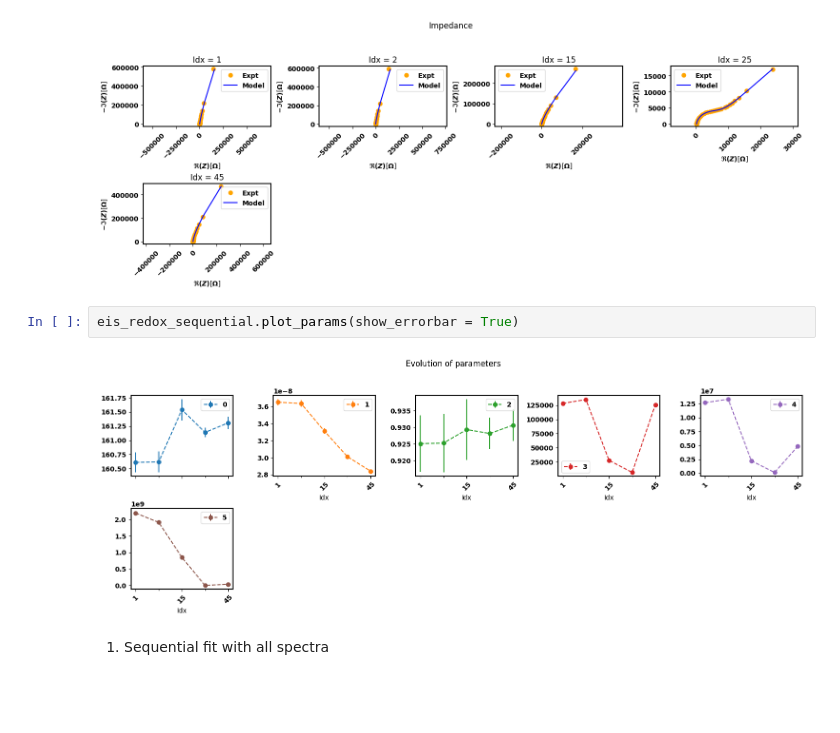
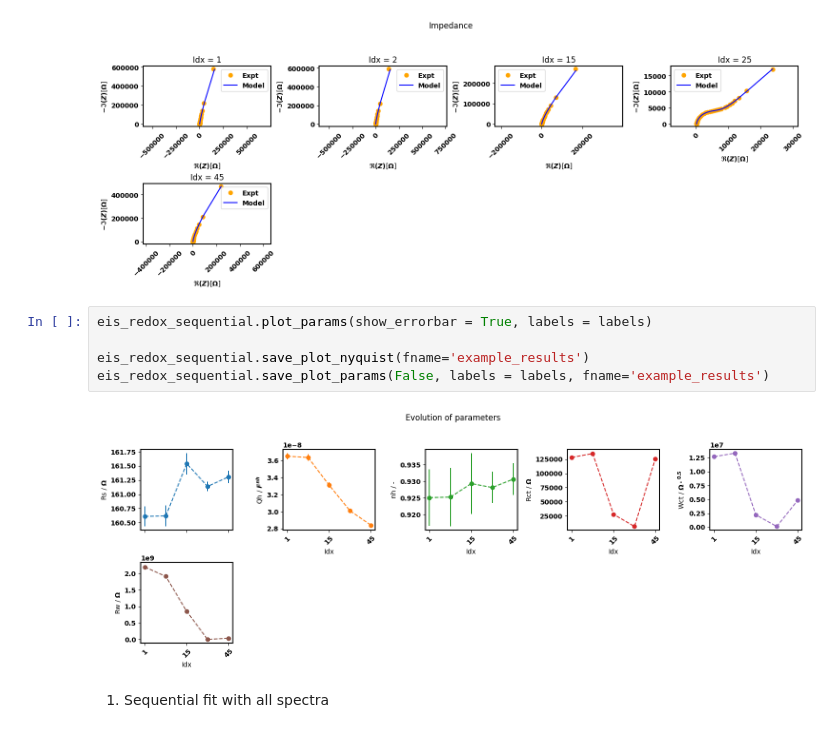
Before and after one commit to richinex/pymultieis, a Jupyter notebook: docs/source/examples/batch-fit-vs-sequential-fit.ipynb, the cells around one changed output. Cells and saved outputs as stored; diff of their text form; blank space fills up the shorter version.

```diff
--- a/docs/source/examples/batch-fit-vs-sequential-fit.ipynb
+++ b/docs/source/examples/batch-fit-vs-sequential-fit.ipynb
@@ -63,10 +65,13 @@ eis_redox_sequential.plot_nyquist()
 # %% [output]
 [figure]
 [figure]
-# %%
-eis_redox_sequential.plot_params(show_errorbar = True)
-# %% [output]
-[figure, removed]
+# %%
+eis_redox_sequential.plot_params(show_errorbar = True, labels = labels)
+
+eis_redox_sequential.save_plot_nyquist(fname='example_results')
+eis_redox_sequential.save_plot_params(False, labels = labels, fname='example_results')
+# %% [output]
+[figure, added]
 # %% [markdown]
 1. Sequential fit with all spectra
 # %%
```
Also changed, not shown: parts of 7 cells of this notebook, 12 other files.
